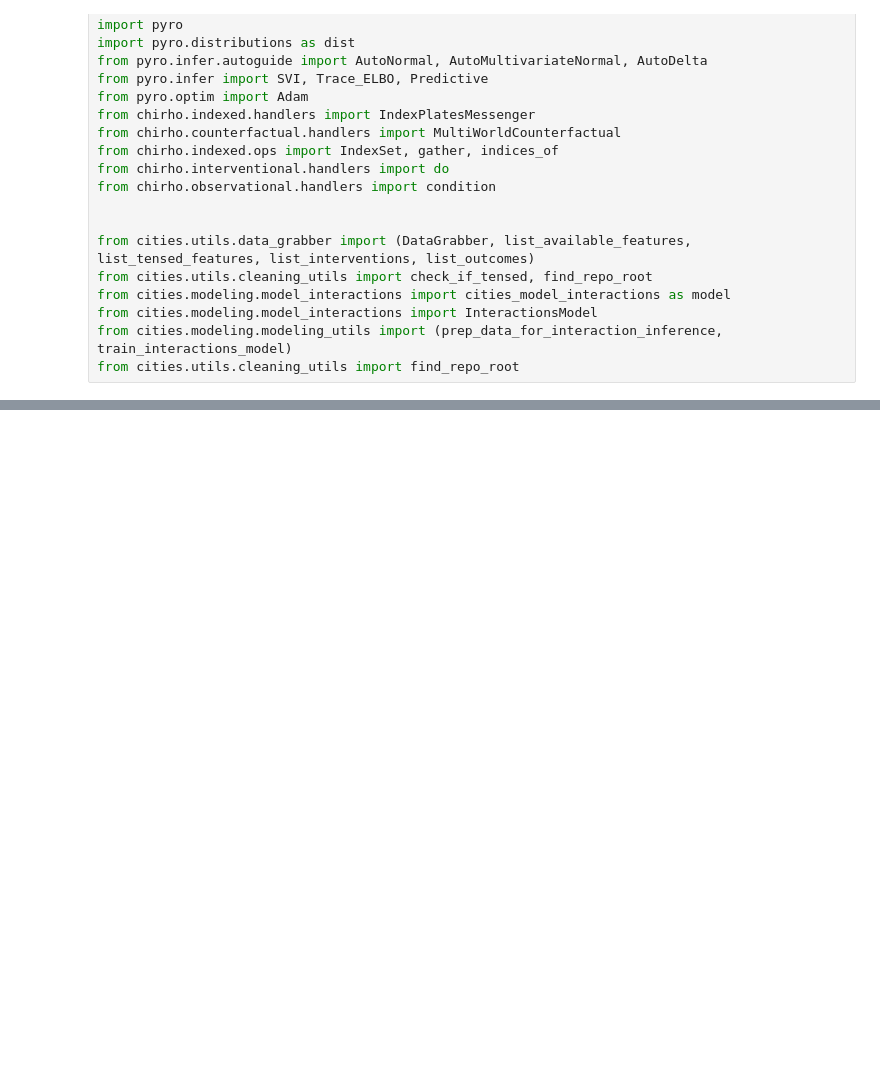
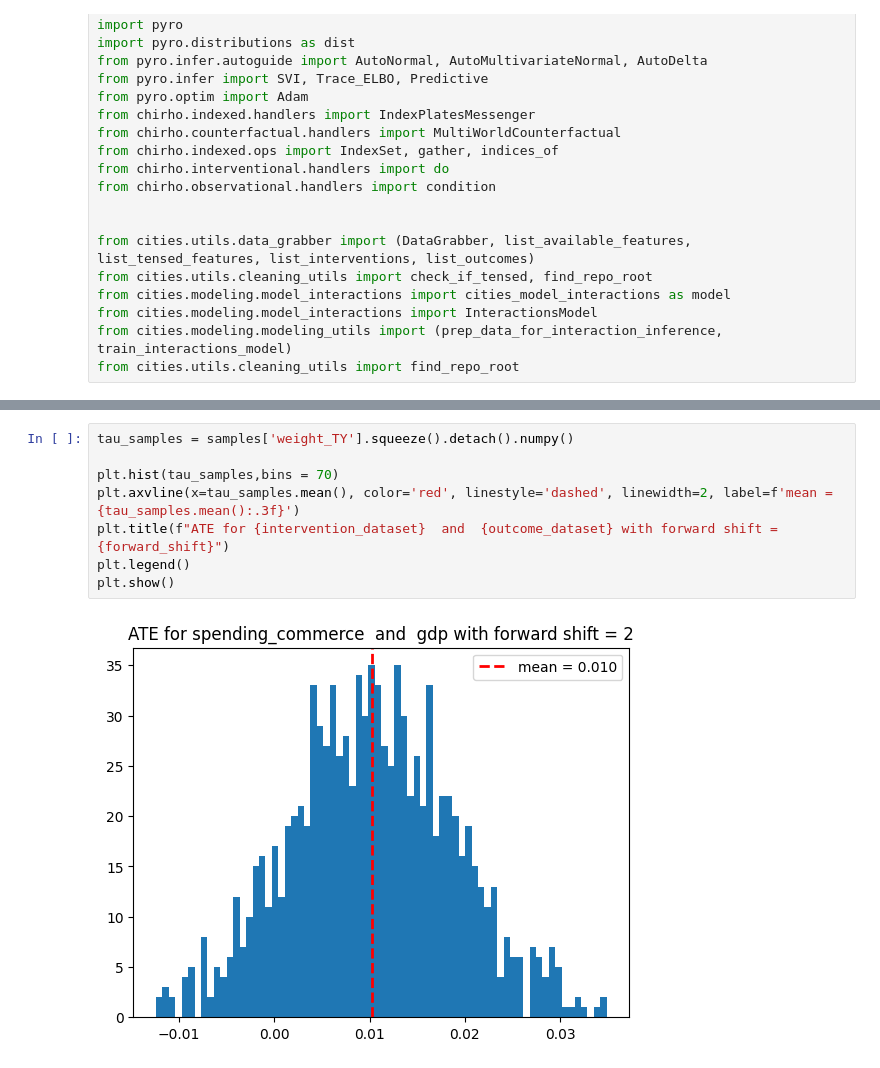
Before and after one commit to BasisResearch/cities, a Jupyter notebook: docs/experimental_notebooks/unsqueezing.ipynb, the cells around one changed output, grey strips where cells are left out. Drawn from its saved outputs; the diff is of its cells as text; blank space fills up the shorter version.

```diff
--- a/docs/experimental_notebooks/unsqueezing.ipynb
+++ b/docs/experimental_notebooks/unsqueezing.ipynb
@@ -587,0 +320,10 @@ XT_weighted torch.Size([1, 1, 1, 3036])
+# %%
+tau_samples = samples['weight_TY'].squeeze().detach().numpy()
+
+plt.hist(tau_samples,bins = 70)
+plt.axvline(x=tau_samples.mean(), color='red', linestyle='dashed', linewidth=2, label=f'mean = {tau_samples.mean():.3f}')
+plt.title(f"ATE for {intervention_dataset}  and  {outcome_dataset} with forward shift = {forward_shift}")
+plt.legend()
+plt.show()
+# %% [output]
+[figure, added]
```
Also changed, not shown: parts of 13 cells of this notebook, 4 other files.
